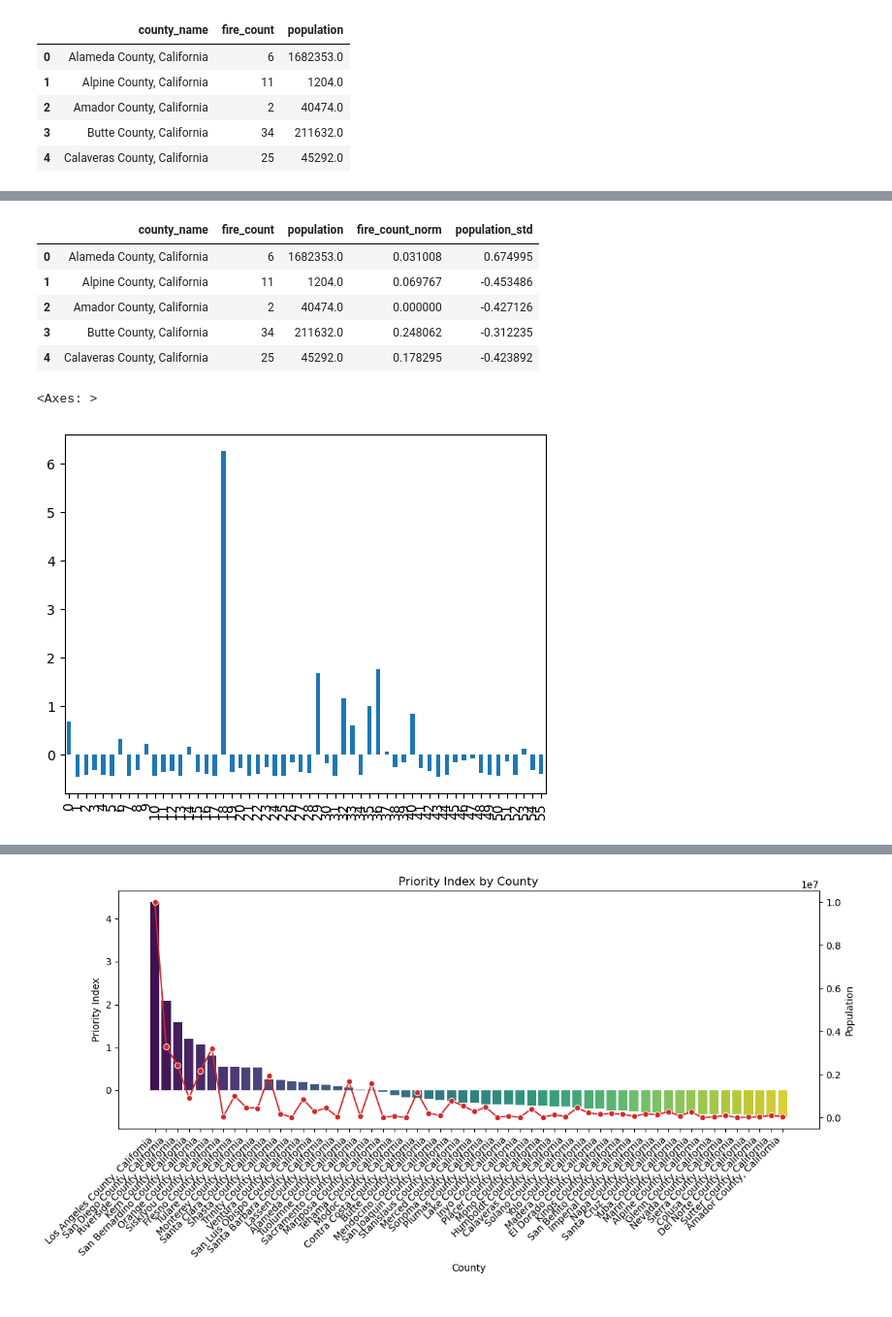
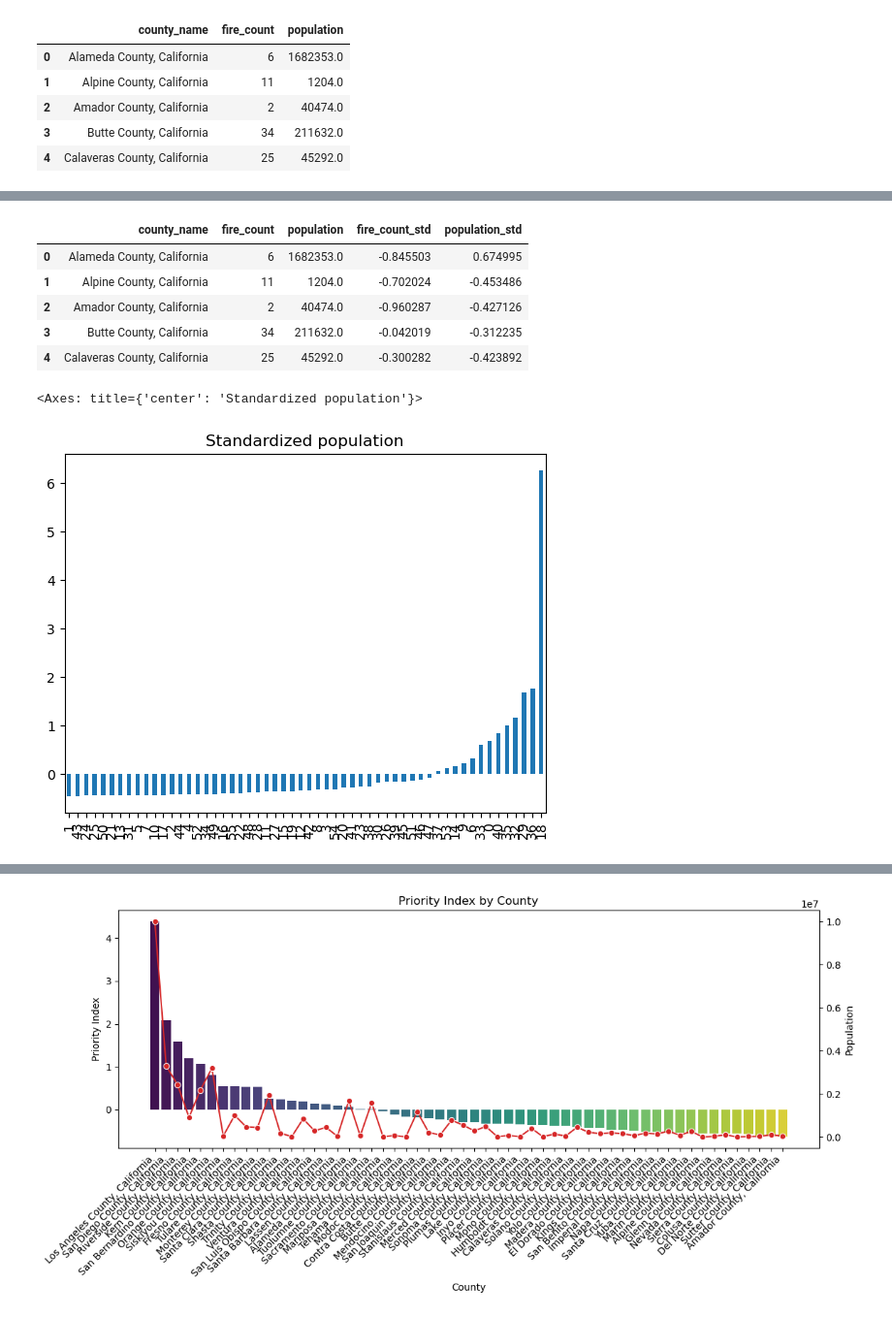
Before and after one commit to TalkDatatoMeWiDDatathon23/ForestService-Census-Index, a Jupyter notebook: census_explore.ipynb, the cells around one changed output, grey strips where cells are left out. Shown at 97% size. Cells and saved outputs as stored; diff of their text form; code cells hidden in the pictures.

```diff
--- a/census_explore.ipynb
+++ b/census_explore.ipynb
@@ -669,17 +612,17 @@ final_df_norm.head()
 # %%
-#standardize
+# standardize
 final_df_firecount_stand = standardize_column(final_df, 'fire_count')
-final_df_stand =standardize_column( final_df_firecount_norm, 'population')
+final_df_stand =standardize_column(final_df_firecount_stand, 'population')
 final_df_stand.head()
 # %% [output]
-|  | county_name | fire_count | population | fire_count_norm | population_std |
-| 0 | Alameda County, California | 6 | 1682353.0 | 0.031008 | 0.674995 |
-| 1 | Alpine County, California | 11 | 1204.0 | 0.069767 | -0.453486 |
-| 2 | Amador County, California | 2 | 40474.0 | 0.000000 | -0.427126 |
-| 3 | Butte County, California | 34 | 211632.0 | 0.248062 | -0.312235 |
-| 4 | Calaveras County, California | 25 | 45292.0 | 0.178295 | -0.423892 |
+|  | county_name | fire_count | population | fire_count_std | population_std |
+| 0 | Alameda County, California | 6 | 1682353.0 | -0.845503 | 0.674995 |
+| 1 | Alpine County, California | 11 | 1204.0 | -0.702024 | -0.453486 |
+| 2 | Amador County, California | 2 | 40474.0 | -0.960287 | -0.427126 |
+| 3 | Butte County, California | 34 | 211632.0 | -0.042019 | -0.312235 |
+| 4 | Calaveras County, California | 25 | 45292.0 | -0.300282 | -0.423892 |
 # %%
-final_df_stand.population_std.plot(kind='bar')
+final_df_stand.population_std.sort_values().plot(kind='bar', title='Standardized population')
 # %% [output]
-<Axes: >
+<Axes: title={'center': 'Standardized population'}>
-[figure, old version]
+[figure, new version]
```
Also changed, not shown: parts of 20 cells of this notebook.
